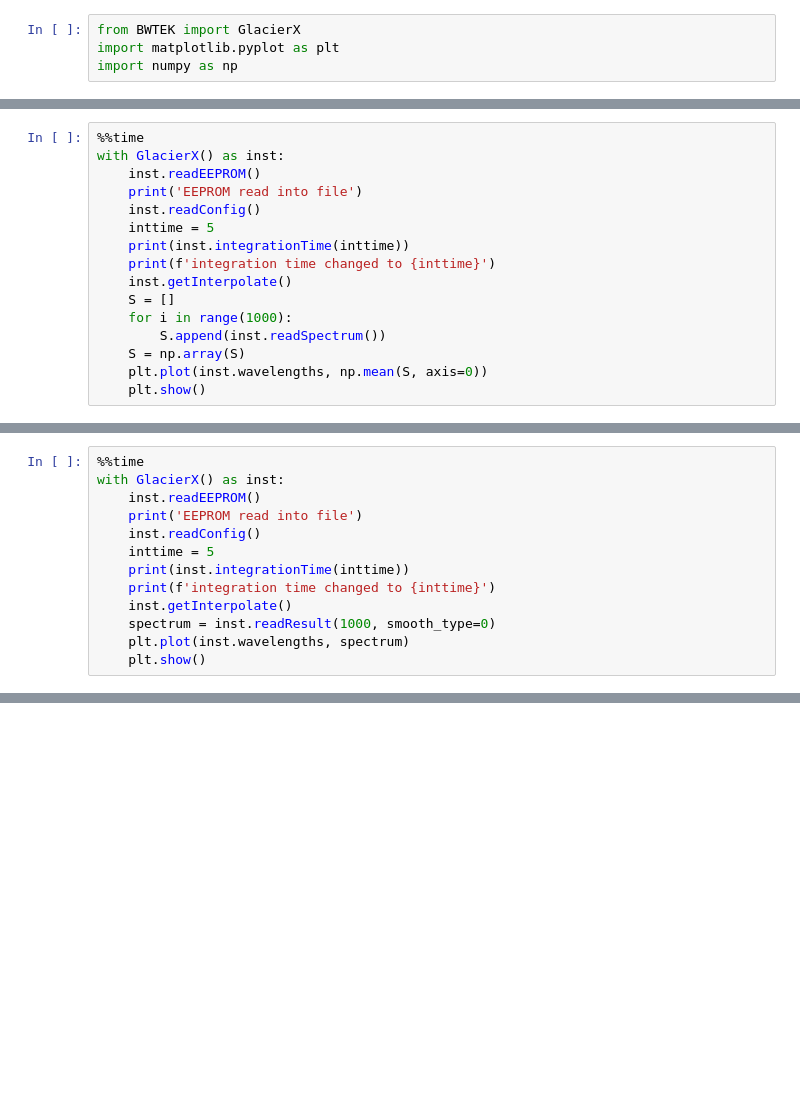
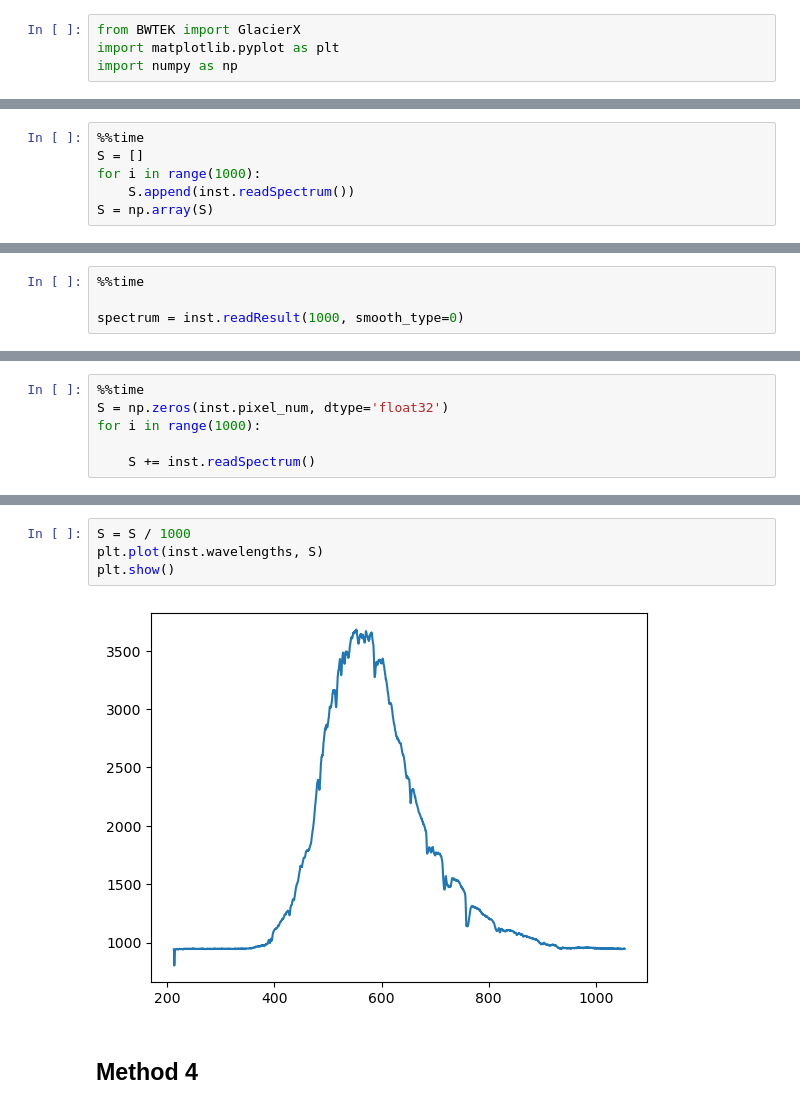
Before and after one commit to Bruyant/MChD-python, a Jupyter notebook: src/SpectrometerTiming.ipynb, the cells around one changed output, grey strips where cells are left out. Cells and saved outputs as stored; diff of their text form; blank space fills up the shorter version.

Commit message:
Adapt spectrums averaging acquisition

```diff
--- a/src/SpectrometerTiming.ipynb
+++ b/src/SpectrometerTiming.ipynb
@@ -5,17 +22,7 @@ import numpy as np
 # %%
 %%time
-with GlacierX() as inst:
-    inst.readEEPROM()
-    print('EEPROM read into file')
-    inst.readConfig()
-    inttime = 5
-    print(inst.integrationTime(inttime))
-    print(f'integration time changed to {inttime}')
-    inst.getInterpolate()
-    S = []
-    for i in range(1000):
-        S.append(inst.readSpectrum())
-    S = np.array(S)
-    plt.plot(inst.wavelengths, np.mean(S, axis=0))
-    plt.show()
+S = []
+for i in range(1000):
+    S.append(inst.readSpectrum())
+S = np.array(S)
 # %% [output]
@@ -29,14 +43,5 @@ Wall time: 11.2 s
 # %%
 %%time
-with GlacierX() as inst:
-    inst.readEEPROM()
-    print('EEPROM read into file')
-    inst.readConfig()
-    inttime = 5
-    print(inst.integrationTime(inttime))
-    print(f'integration time changed to {inttime}')
-    inst.getInterpolate()
-    spectrum = inst.readResult(1000, smooth_type=0)
-    plt.plot(inst.wavelengths, spectrum)
-    plt.show()
+
+spectrum = inst.readResult(1000, smooth_type=0)
 # %% [output]
@@ -49,0 +61,6 @@ Wall time: 11.1 s
+# %%
+%%time
+S = np.zeros(inst.pixel_num, dtype='float32')
+for i in range(1000):
+
+    S += inst.readSpectrum()
@@ -49,0 +70,8 @@ Wall time: 11.1 s
+# %%
+S = S / 1000
+plt.plot(inst.wavelengths, S)
+plt.show()
+# %% [output]
+[figure, added]
+# %% [markdown]
+## Method 4
```
Also changed, not shown: parts of 13 cells of this notebook, 2 other files.
